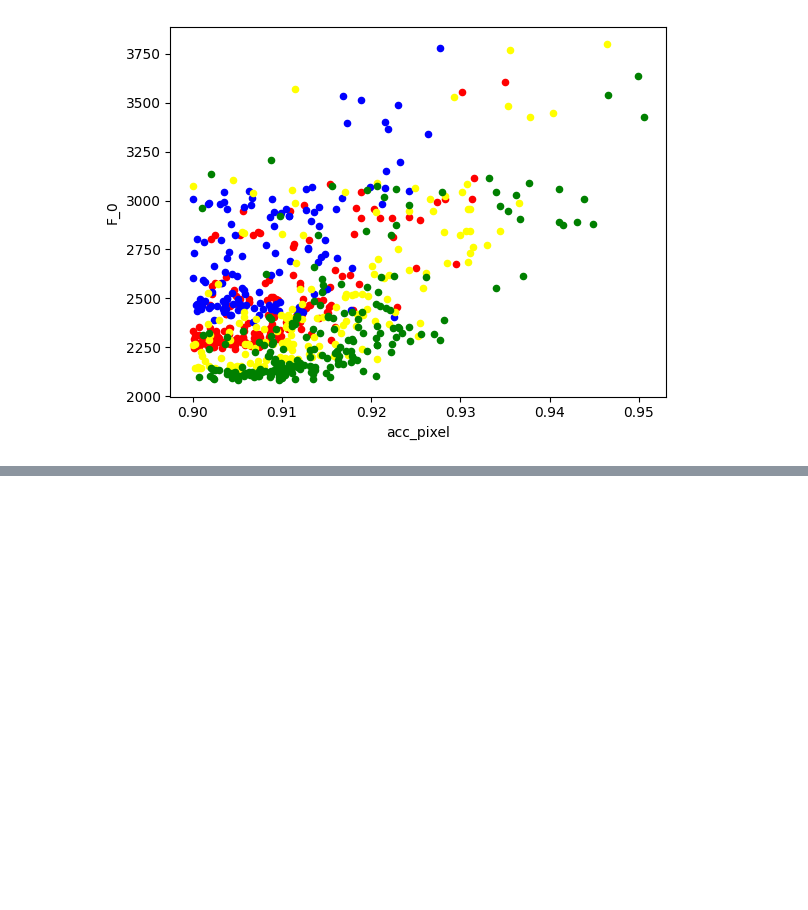
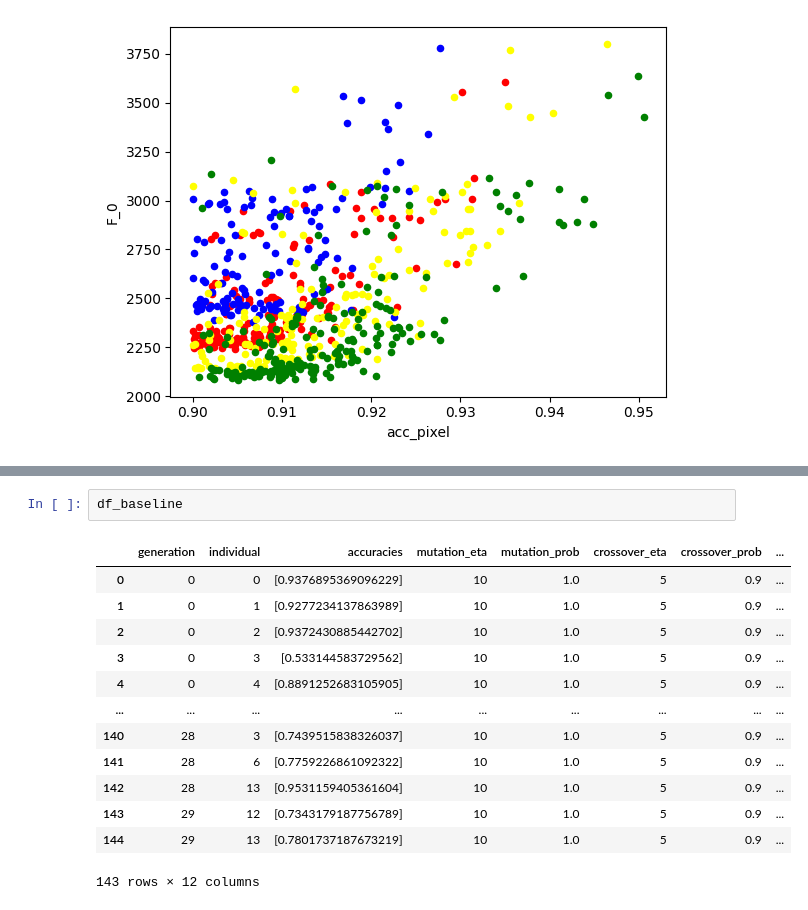
Before and after one commit to itiv-kit/dnn-model-exploration, a Jupyter notebook: evaluation_scripts/analyse_weather.ipynb, the cells around one changed output, grey strips where cells are left out. Saved outputs shown, nothing was run; the diff lists cells and outputs as text; blank space fills up the shorter version.

```diff
--- a/evaluation_scripts/analyse_weather.ipynb
+++ b/evaluation_scripts/analyse_weather.ipynb
@@ -45,0 +80,16 @@ df_no.plot(ax=ax, kind='scatter', x='acc_pixel', y='F_0', c='green')
+# %%
+df_baseline
+# %% [output]
+|  | generation | individual | accuracies | mutation_eta | mutation_prob | crossover_eta | crossover_prob | ... |
+| 0 | 0 | 0 | [0.9376895369096229] | 10 | 1.0 | 5 | 0.9 | ... |
+| 1 | 0 | 1 | [0.9277234137863989] | 10 | 1.0 | 5 | 0.9 | ... |
+| 2 | 0 | 2 | [0.9372430885442702] | 10 | 1.0 | 5 | 0.9 | ... |
+| 3 | 0 | 3 | [0.533144583729562] | 10 | 1.0 | 5 | 0.9 | ... |
+| 4 | 0 | 4 | [0.8891252683105905] | 10 | 1.0 | 5 | 0.9 | ... |
+| ... | ... | ... | ... | ... | ... | ... | ... | ... |
+| 140 | 28 | 3 | [0.7439515838326037] | 10 | 1.0 | 5 | 0.9 | ... |
+| 141 | 28 | 6 | [0.7759226861092322] | 10 | 1.0 | 5 | 0.9 | ... |
+| 142 | 28 | 13 | [0.9531159405361604] | 10 | 1.0 | 5 | 0.9 | ... |
+| 143 | 29 | 12 | [0.7343179187756789] | 10 | 1.0 | 5 | 0.9 | ... |
+| 144 | 29 | 13 | [0.7801737187673219] | 10 | 1.0 | 5 | 0.9 | ... |
+143 rows × 12 columns
```
Also changed, not shown: parts of 4 cells of this notebook, 7 other files.
